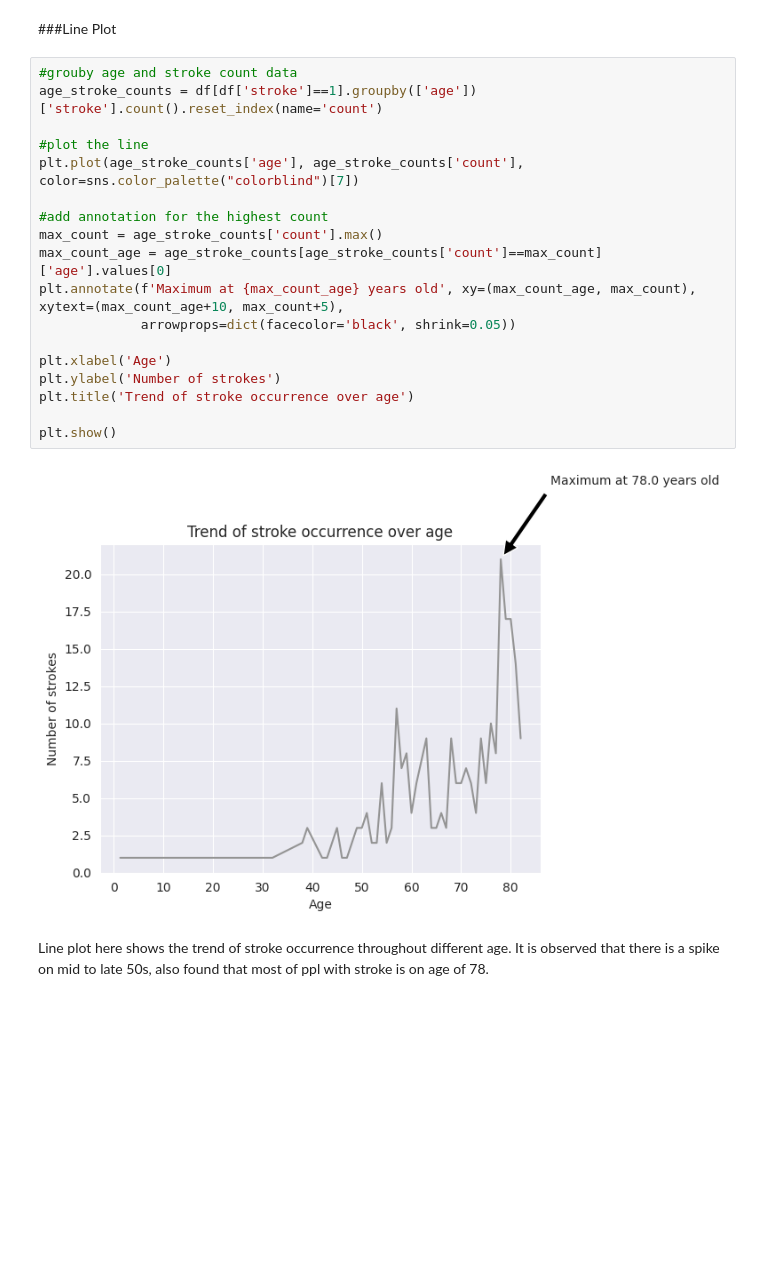
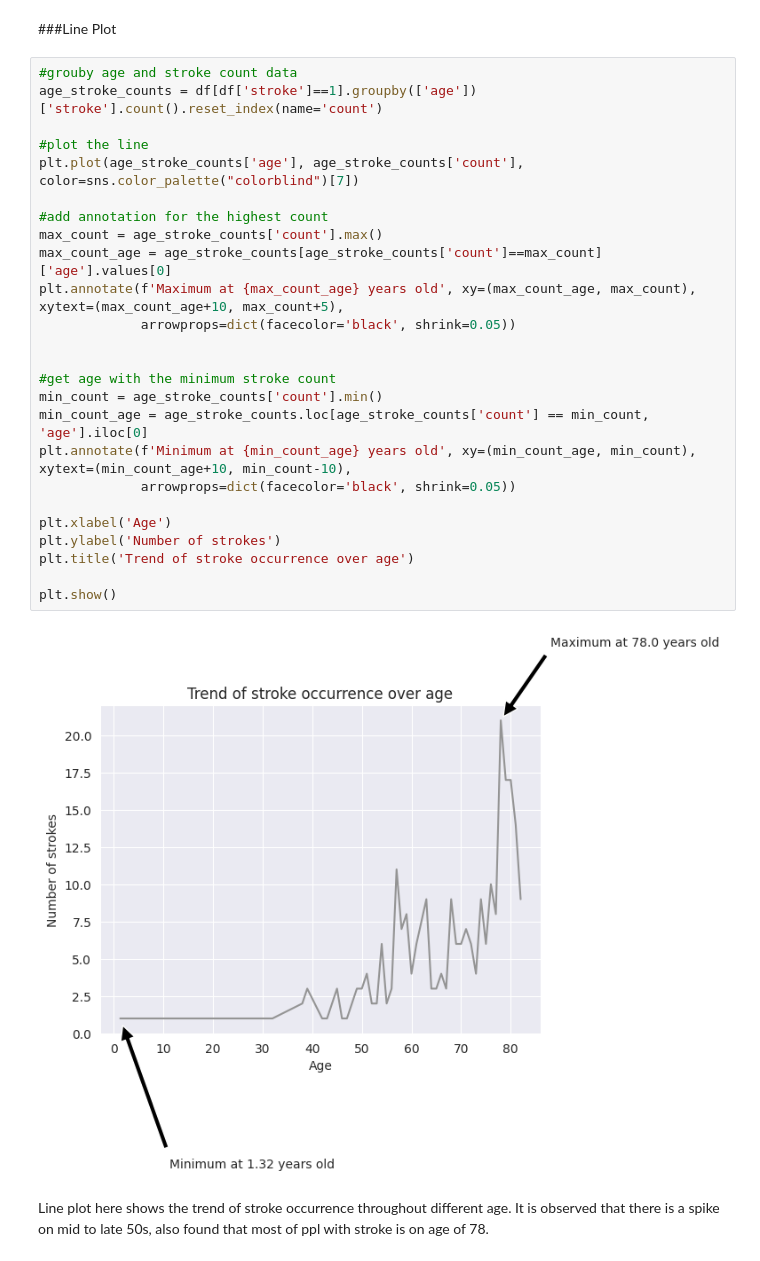
Before and after one commit to hawkeyedatatsai/Stroke-Prediction, a Jupyter notebook: Stroke_Prediction.ipynb, the cells around one changed output. Cells and saved outputs as stored; diff of their text form; blank space fills up the shorter version.

```diff
--- a/Stroke_Prediction.ipynb
+++ b/Stroke_Prediction.ipynb
@@ -335,22 +335,29 @@ bar chart above suggest most of the stroke patient are within the age group of 6
 # %%
 #grouby age and stroke count data
 age_stroke_counts = df[df['stroke']==1].groupby(['age'])['stroke'].count().reset_index(name='count')
 
 #plot the line
 plt.plot(age_stroke_counts['age'], age_stroke_counts['count'], color=sns.color_palette("colorblind")[7])
 
 #add annotation for the highest count
 max_count = age_stroke_counts['count'].max()
 max_count_age = age_stroke_counts[age_stroke_counts['count']==max_count]['age'].values[0]
 plt.annotate(f'Maximum at {max_count_age} years old', xy=(max_count_age, max_count), xytext=(max_count_age+10, max_count+5),
              arrowprops=dict(facecolor='black', shrink=0.05))
 
+
+#get age with the minimum stroke count
+min_count = age_stroke_counts['count'].min()
+min_count_age = age_stroke_counts.loc[age_stroke_counts['count'] == min_count, 'age'].iloc[0]
+plt.annotate(f'Minimum at {min_count_age} years old', xy=(min_count_age, min_count), xytext=(min_count_age+10, min_count-10),
+             arrowprops=dict(facecolor='black', shrink=0.05))
+
 plt.xlabel('Age')
 plt.ylabel('Number of strokes')
 plt.title('Trend of stroke occurrence over age')
 
 plt.show()
 # %% [output]
-[figure, old version]
+[figure, new version]
 # %% [markdown]
 Line plot here shows  the trend of stroke occurrence throughout different age. It is observed that there is a spike on mid to late 50s, also found that most of ppl with stroke is on age of 78.
```
